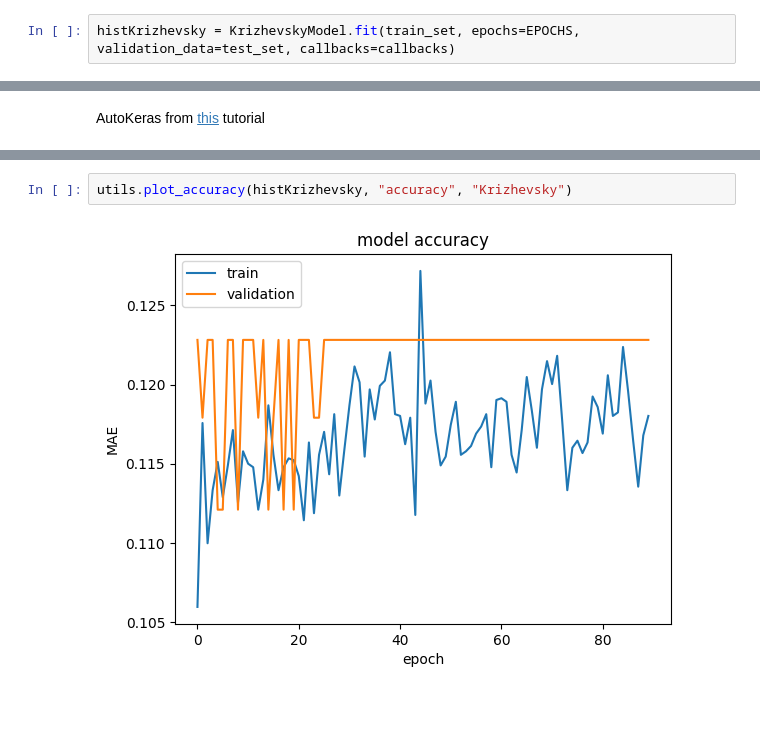
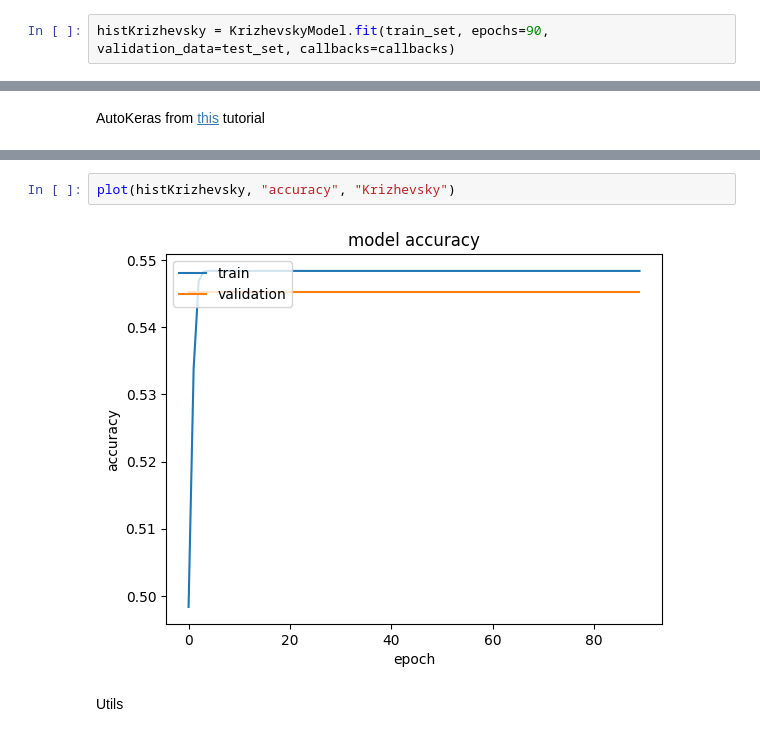
Before and after one commit to Alyks1/Bachelor, a Jupyter notebook: main.ipynb, the cells around one changed output, grey strips where cells are left out. Saved outputs shown, nothing was run; the diff lists cells and outputs as text; blank space fills up the shorter version.

Commit message:
(feat) adds more models and moved utils to notebook
Signed-off-by: Alexander Gemmingen <alexander.gemmingen@gmx.de>

```diff
--- a/main.ipynb
+++ b/main.ipynb
@@ -209,4 +246,4 @@ histModel = model.fit(train_set, epochs=EPOCHS, validation_data=test_set)
 # %% [markdown]
 Krizhevsky
 # %%
-histKrizhevsky = KrizhevskyModel.fit(train_set, epochs=EPOCHS, validation_data=test_set, callbacks=callbacks)
+histKrizhevsky = KrizhevskyModel.fit(train_set, epochs=90, validation_data=test_set, callbacks=callbacks)
@@ -246,4 +285,6 @@ utils.plot_accuracy(histModel, "mean_absolute_error", "Model1")
 # %%
-utils.plot_accuracy(histKrizhevsky, "accuracy", "Krizhevsky")
+plot(histKrizhevsky, "accuracy", "Krizhevsky")
 # %% [output]
-[figure, old version]
+[figure, new version]
+# %% [markdown]
+Utils
```
Also changed, not shown: parts of 14 cells of this notebook, 2 other files.
